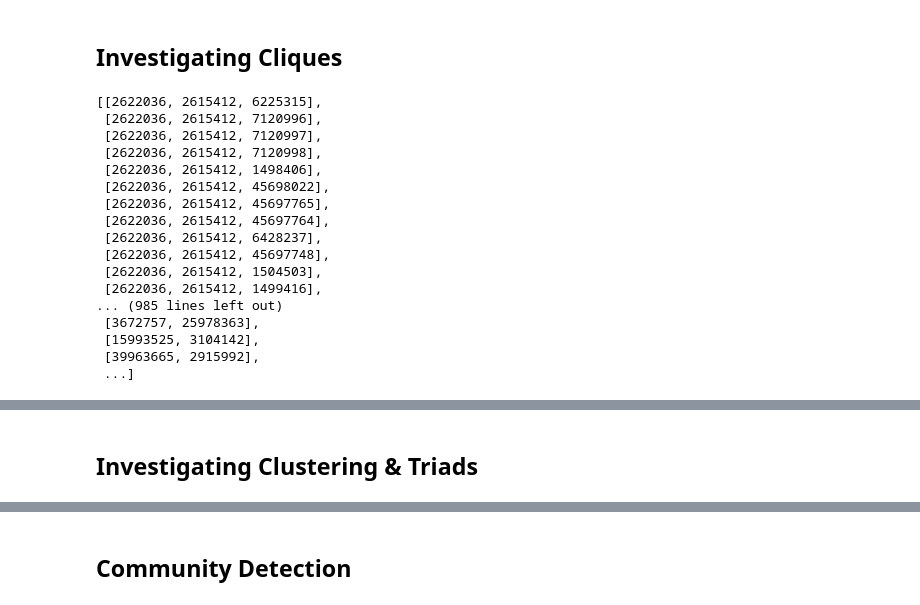
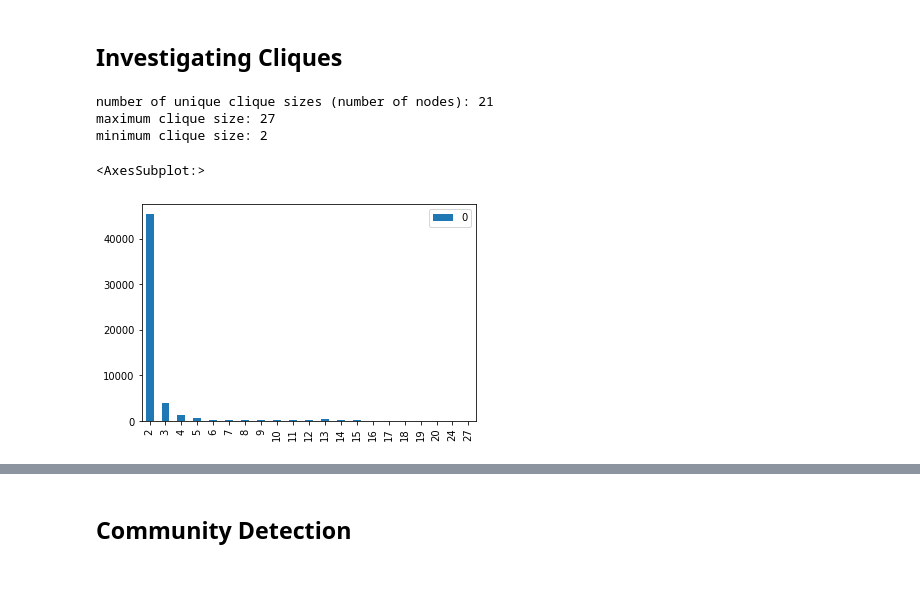
Before and after one commit to sonar-idh/jupyter-curriculum, a Jupyter notebook: notebooks/Notebook 4 - History of Medicine.ipynb, the cells around one changed output, grey strips where cells are left out. Cells and saved outputs as stored; diff of their text form; code cells hidden in the pictures; blank space fills up the shorter version.

```diff
--- a/notebooks/Notebook 4 - History of Medicine.ipynb
+++ b/notebooks/Notebook 4 - History of Medicine.ipynb
@@ -123,3 +131,8 @@ Wall time: 1min 13s
+# %%
+import pickle
+
+with open('physiology_graph', 'rb') as f:
+    G = pickle.load(f)
 # %% [markdown]
 ## Descriptive Metrics
 # %%
@@ -165,3 +181,19 @@ Bathybius haeckelii
+# %%
+type_list = list([y["type"] for x,y in G.nodes(data=True)])
+
+color_map = {"GeoName": "green",
+             "CorpName": "red",
+             "TopicTerm": "yellow",
+             "PerName": "blue",
+             "Resource": "purple",
+             "MeetName": "orange",
+             "UniTitle": "pink"}
+
+# We generate a dictionary again to map the respective type to the correct color
+color_dict = dict(zip(list(G.nodes), [color_map.get(item, item) for item in type_list]))
+
+# And finally we add the color information as a new attribute to the graph object
+nx.set_node_attributes(G, color_dict, "color")
 # %% [markdown]
 ### Check Density and Connectedness of Network
 # %% [markdown]
@@ -329,26 +390,29 @@ id:  2941800 Name: Sömmerring, Samuel Thomas von | PageRank Centrality: 0.0090
 We can apply another filter to our
 # %% [markdown]
 ## Investigating Cliques
-# %%
-cliques = nx.find_cliques(largest_component_graph)
-sorted(list(cliques), key = len, reverse=True)
-# %% [output]
-[[2622036, 2615412, 6225315],
- [2622036, 2615412, 7120996],
- [2622036, 2615412, 7120997],
- [2622036, 2615412, 7120998],
- [2622036, 2615412, 1498406],
- [2622036, 2615412, 45698022],
- [2622036, 2615412, 45697765],
- [2622036, 2615412, 45697764],
- [2622036, 2615412, 6428237],
- [2622036, 2615412, 45697748],
- [2622036, 2615412, 1504503],
- [2622036, 2615412, 1499416],
-... (985 lines left out)
- [3672757, 25978363],
- [15993525, 3104142],
- [39963665, 2915992],
- ...]
+# %%
+# retrieve a list of all cliques and the associated nodes
+cliques = nx.find_cliques(largest_component_graph)
+
+# now we create a list containg the information about each clique size (number of nodes)
+clique_size_list = [len(clique) for clique in cliques]
+
+# let's print some summary details
+print("number of unique clique sizes (number of nodes):", len(set(clique_size_list)))
+print("maximum clique size:", max(set(clique_size_list)))
+print("minimum clique size:", min(set(clique_size_list)))
+# %% [output]
+number of unique clique sizes (number of nodes): 21
+maximum clique size: 27
+minimum clique size: 2
+# %%
+import numpy as np
+import pandas as pd
+
+values, counts = np.unique(clique_size_list, return_counts=True)
+pd.DataFrame(counts, values).plot.bar()
+# %% [output]
+<AxesSubplot:>
+[figure, added]
 # %%
 cliques = nx.find_cliques(largest_component_graph)
@@ -366,4 +432,2 @@ nt.show('./html_networks/cliques.html')
 # %% [output]
 [interactive output not drawn]
-# %% [markdown]
-## Investigating Clustering & Triads
```
Also changed, not shown: parts of 17 cells of this notebook.
